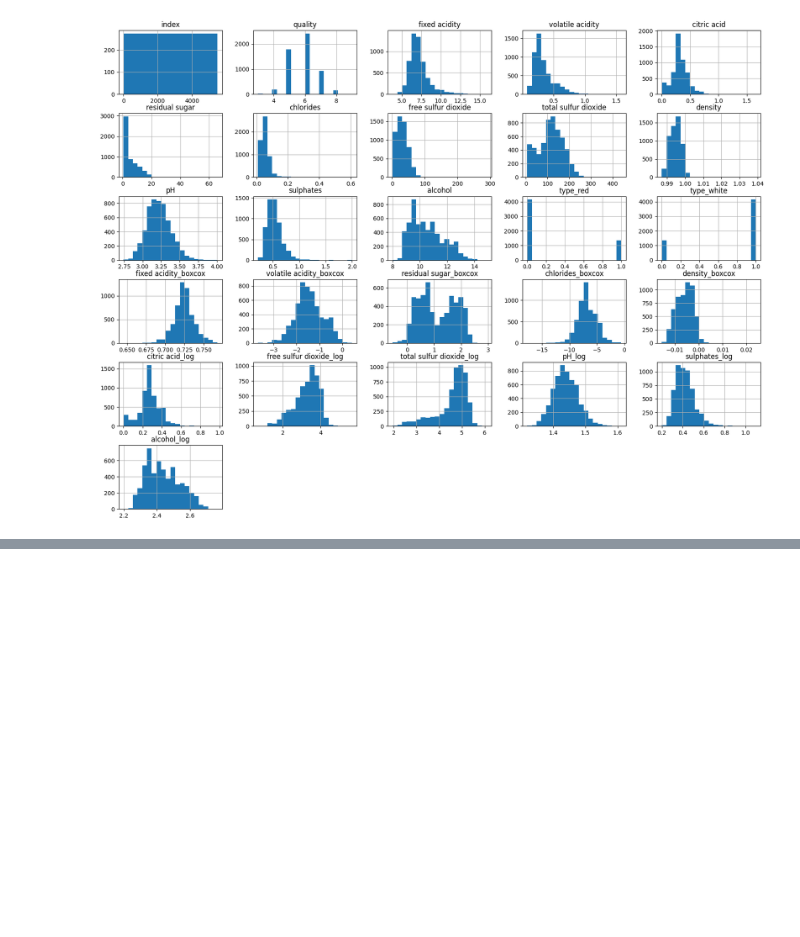
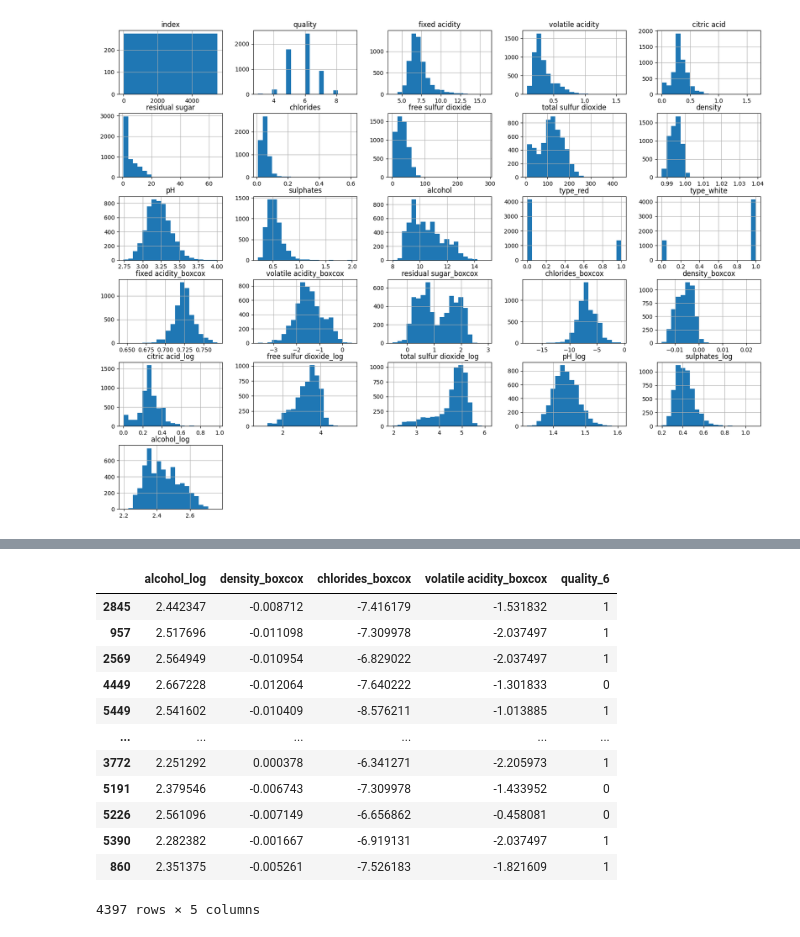
Before and after one commit to Taeseong-eom/FOM, a Jupyter notebook: mini1/와인품질예측.ipynb, the cells around one changed output, grey strips where cells are left out. Saved outputs shown, nothing was run; the diff lists cells and outputs as text; code cells hidden in the pictures; blank space fills up the shorter version.

```diff
--- a/mini1/와인품질예측.ipynb
+++ b/mini1/와인품질예측.ipynb
@@ -209,0 +309,8 @@ plt.show()
+# %%
+quality_dummies = pd.get_dummies(train['quality'], prefix='quality')
+
+# 원-핫 인코딩된 열을 기존 데이터프레임에 병합하기 전에, 원래 'quality' 열을 제거
+train.drop('quality', axis=1, inplace=True)
+
+# 원-핫 인코딩된 데이터프레임을 원래의 데이터프레임과 합치기
+train = pd.concat([train, quality_dummies], axis=1)
@@ -209,0 +324,11 @@ plt.show()
+# %%
+from sklearn.model_selection import train_test_split # 데이터를 분할하기 위한 라이브러리
+
+X = train.drop(['quality_3', 'quality_4', 'quality_5', 'quality_7', 'quality_8', 'quality_9'], axis=1)  # 원-핫 인코딩된 quality 열 제외
+Y = train[['quality_3', 'quality_4', 'quality_5', 'quality_7', 'quality_8', 'quality_9']]  # 원-핫 인코딩된 quality 열만 포함
+
+
+# 데이터를 훈련 세트와 테스트 세트로 분할
+# test_size=0.2 : 데이터의 20%를 테스트 세트로 설정
+# random_state는 같은 결과를 얻기 위해 seed를 42로 설정(난수 생성 시작점)
+X_train, X_validation, Y_train, Y_validation = train_test_split(X, Y, test_size=0.2, random_state=42)
@@ -209,0 +339,16 @@ plt.show()
+# %%
+X_train
+# %% [output]
+|  | alcohol_log | density_boxcox | chlorides_boxcox | volatile acidity_boxcox | quality_6 |
+| 2845 | 2.442347 | -0.008712 | -7.416179 | -1.531832 | 1 |
+| 957 | 2.517696 | -0.011098 | -7.309978 | -2.037497 | 1 |
+| 2569 | 2.564949 | -0.010954 | -6.829022 | -2.037497 | 1 |
+| 4449 | 2.667228 | -0.012064 | -7.640222 | -1.301833 | 0 |
+| 5449 | 2.541602 | -0.010409 | -8.576211 | -1.013885 | 1 |
+| ... | ... | ... | ... | ... | ... |
+| 3772 | 2.251292 | 0.000378 | -6.341271 | -2.205973 | 1 |
+| 5191 | 2.379546 | -0.006743 | -7.309978 | -1.433952 | 0 |
+| 5226 | 2.561096 | -0.007149 | -6.656862 | -0.458081 | 0 |
+| 5390 | 2.282382 | -0.001667 | -6.919131 | -2.037497 | 1 |
+| 860 | 2.351375 | -0.005261 | -7.526183 | -1.821609 | 1 |
+4397 rows × 5 columns
```
Also changed, not shown: parts of 24 cells of this notebook.
